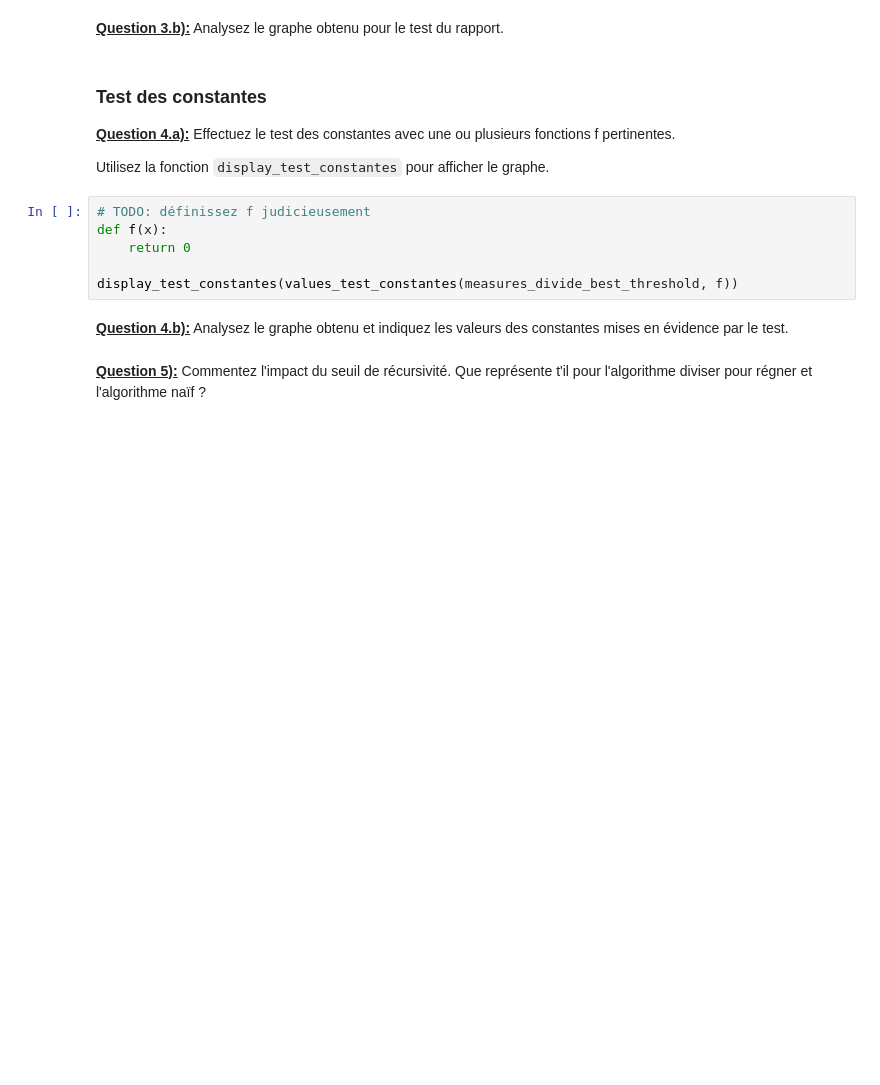
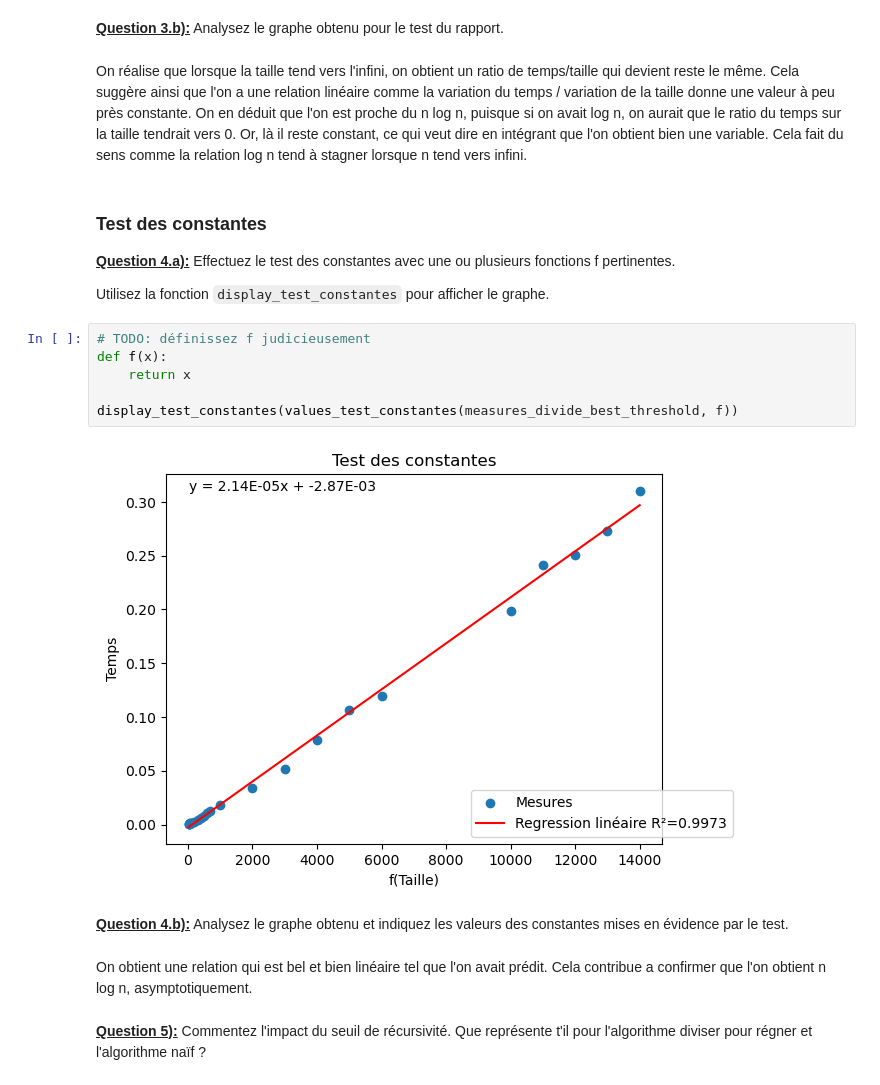
Before and after one commit to simden012/INF8775_Labs, a Jupyter notebook: TP1/TP1-H24.ipynb, the cells around one changed output. Cells and saved outputs as stored; diff of their text form; blank space fills up the shorter version.

```diff
--- a/TP1/TP1-H24.ipynb
+++ b/TP1/TP1-H24.ipynb
@@ -657,5 +695,8 @@ display_test_rapport(values_test_rapport(measures_divide_best_threshold, f))
 # %% [markdown]
 <u>**Question 3.b):**</u> Analysez le graphe obtenu pour le test du rapport.
+# %% [markdown]
+On réalise que lorsque la taille tend vers l'infini, on obtient un ratio de temps/taille qui devient reste le même. Cela suggère ainsi que l'on a une relation linéaire comme la variation du temps / variation de la taille donne une valeur à peu près constante. On en déduit que l'on est proche du n log n, puisque si on avait log n, on aurait que le ratio du temps sur la taille tendrait vers 0. Or, là il reste constant, ce qui veut dire en intégrant que l'on obtient bien une variable.
+Cela fait du sens comme la relation log n tend à stagner lorsque n tend vers infini.
 # %% [markdown]
 ### Test des constantes
 
@@ -665,10 +706,14 @@ Utilisez la fonction `display_test_constantes` pour afficher le graphe.
 # %%
 # TODO: définissez f judicieusement
 def f(x):
-    return 0
+    return x
 
 display_test_constantes(values_test_constantes(measures_divide_best_threshold, f))
+# %% [output]
+[figure, added]
 # %% [markdown]
 <u>**Question 4.b):**</u> Analysez le graphe obtenu et indiquez les valeurs des constantes mises en évidence par le test.
+# %% [markdown]
+On obtient une relation qui est bel et bien linéaire tel que l'on avait prédit. Cela contribue a confirmer que l'on obtient n log n, asymptotiquement.
 # %% [markdown]
 <u>**Question 5):**</u> Commentez l'impact du seuil de récursivité. Que représente t'il pour l'algorithme diviser pour régner et l'algorithme naïf ?
```
Also changed, not shown: parts of 22 cells of this notebook.
